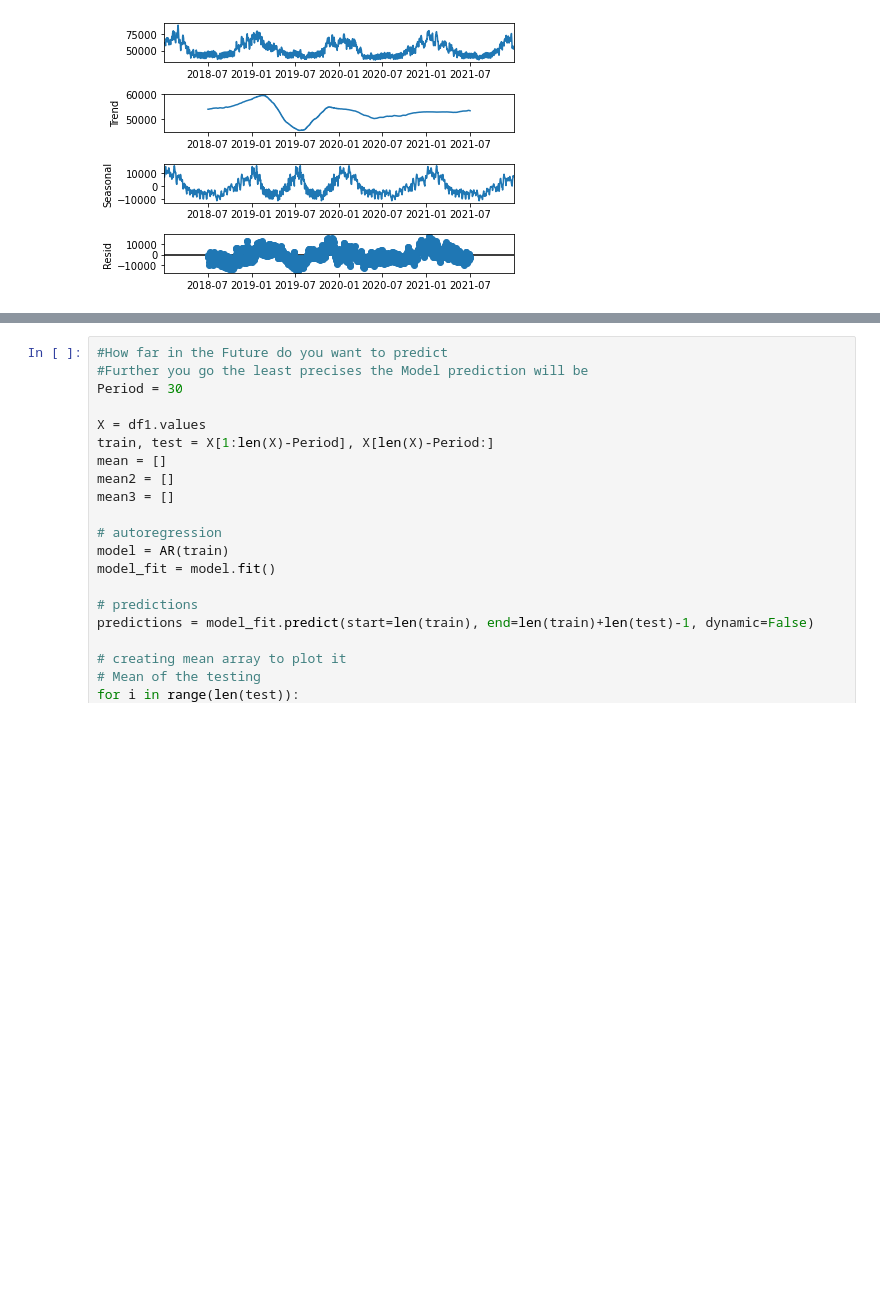
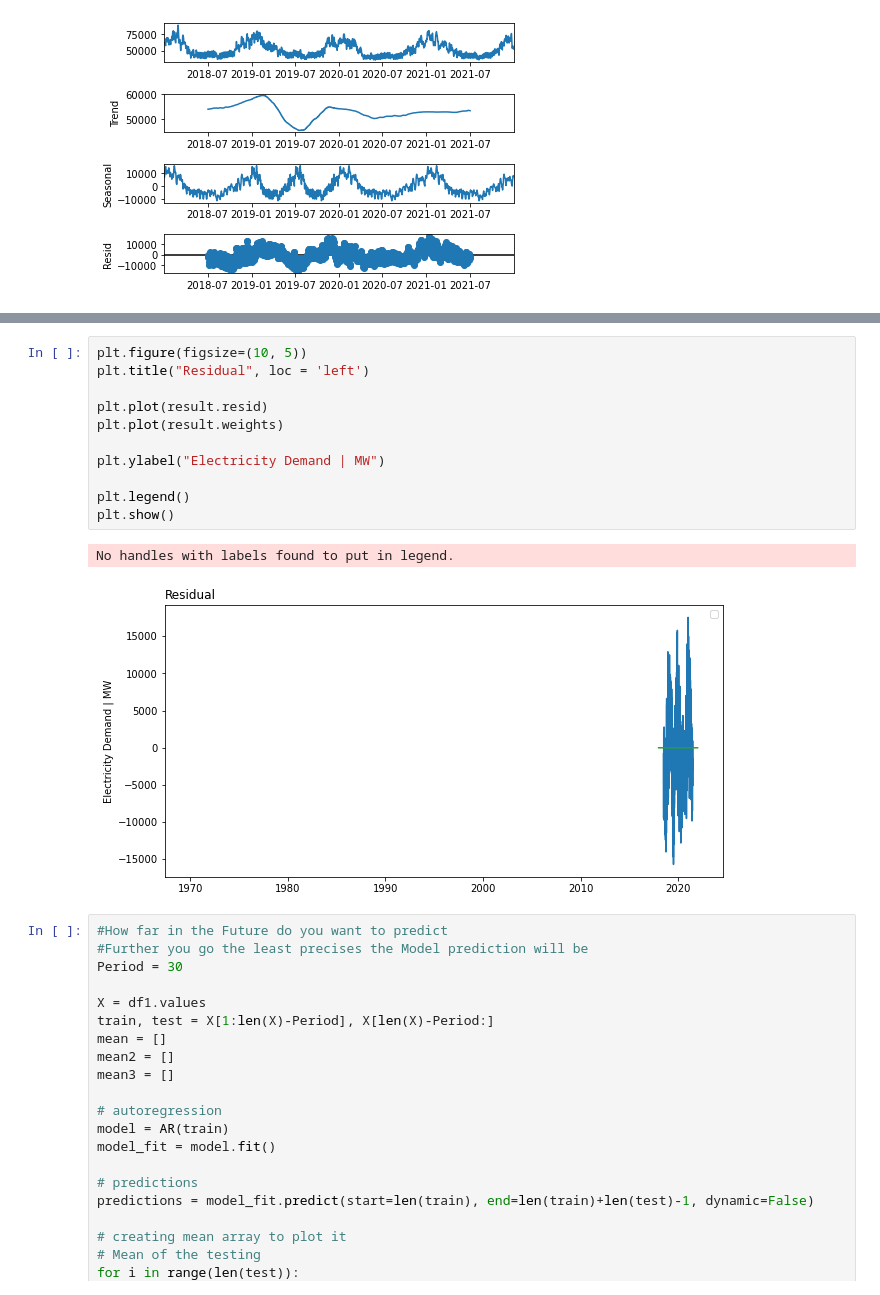
Before and after one commit to snowbalzz/Modeling, a Jupyter notebook: Modeling.ipynb, the cells around one changed output, grey strips where cells are left out. Saved outputs shown, nothing was run; the diff lists cells and outputs as text; blank space fills up the shorter version.

```diff
--- a/Modeling.ipynb
+++ b/Modeling.ipynb
@@ -29,3 +68,17 @@ result.plot()
+# %%
+plt.figure(figsize=(10, 5))
+plt.title("Residual", loc = 'left')
+
+plt.plot(result.resid)
+plt.plot(result.weights)
+
+plt.ylabel("Electricity Demand | MW")
+
+plt.legend()
+plt.show()
+# %% [output]
+No handles with labels found to put in legend.
+[figure, added]
 # %%
 #How far in the Future do you want to predict
 #Further you go the least precises the Model prediction will be
```
Also changed, not shown: parts of 3 cells of this notebook.
